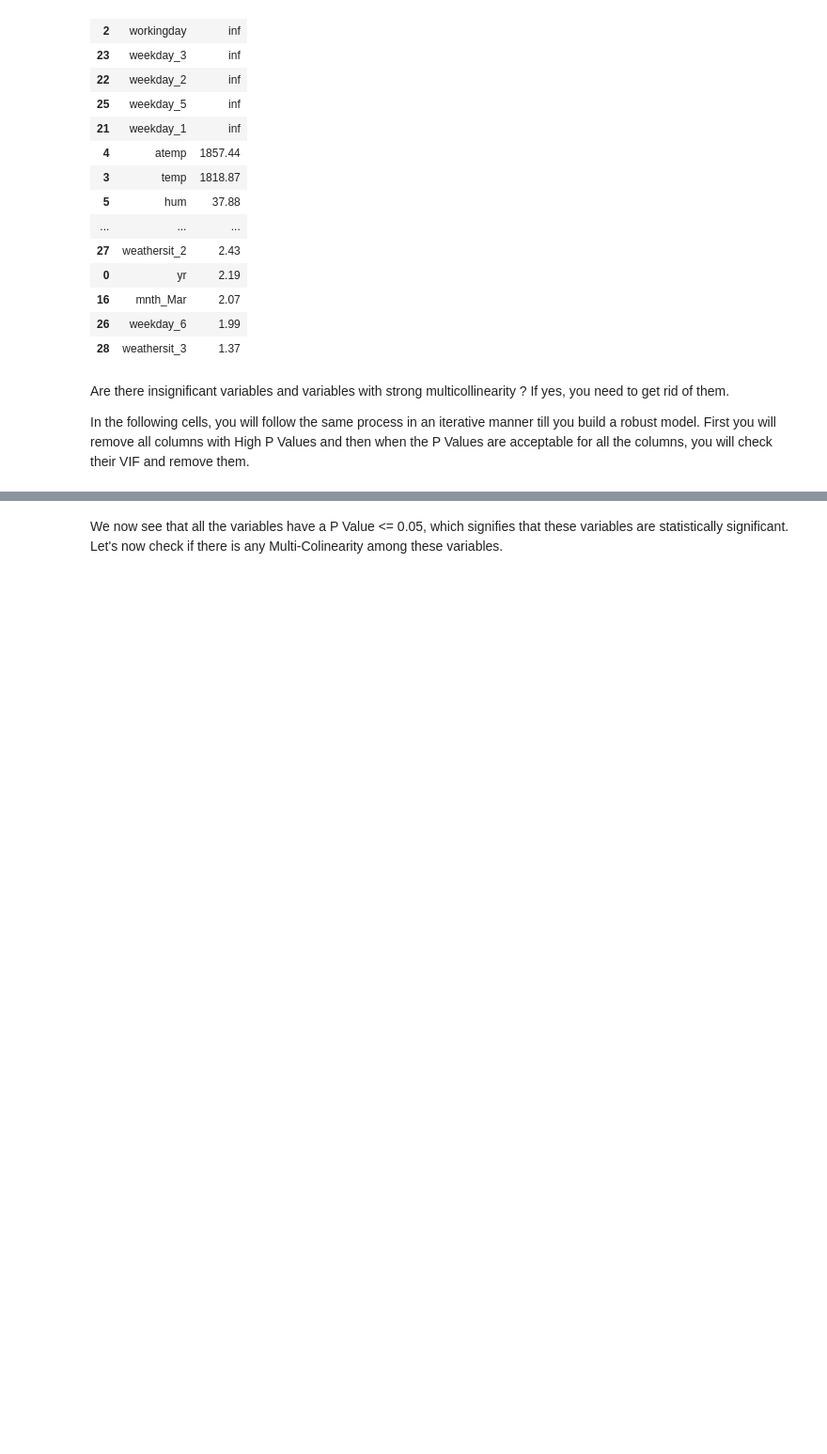
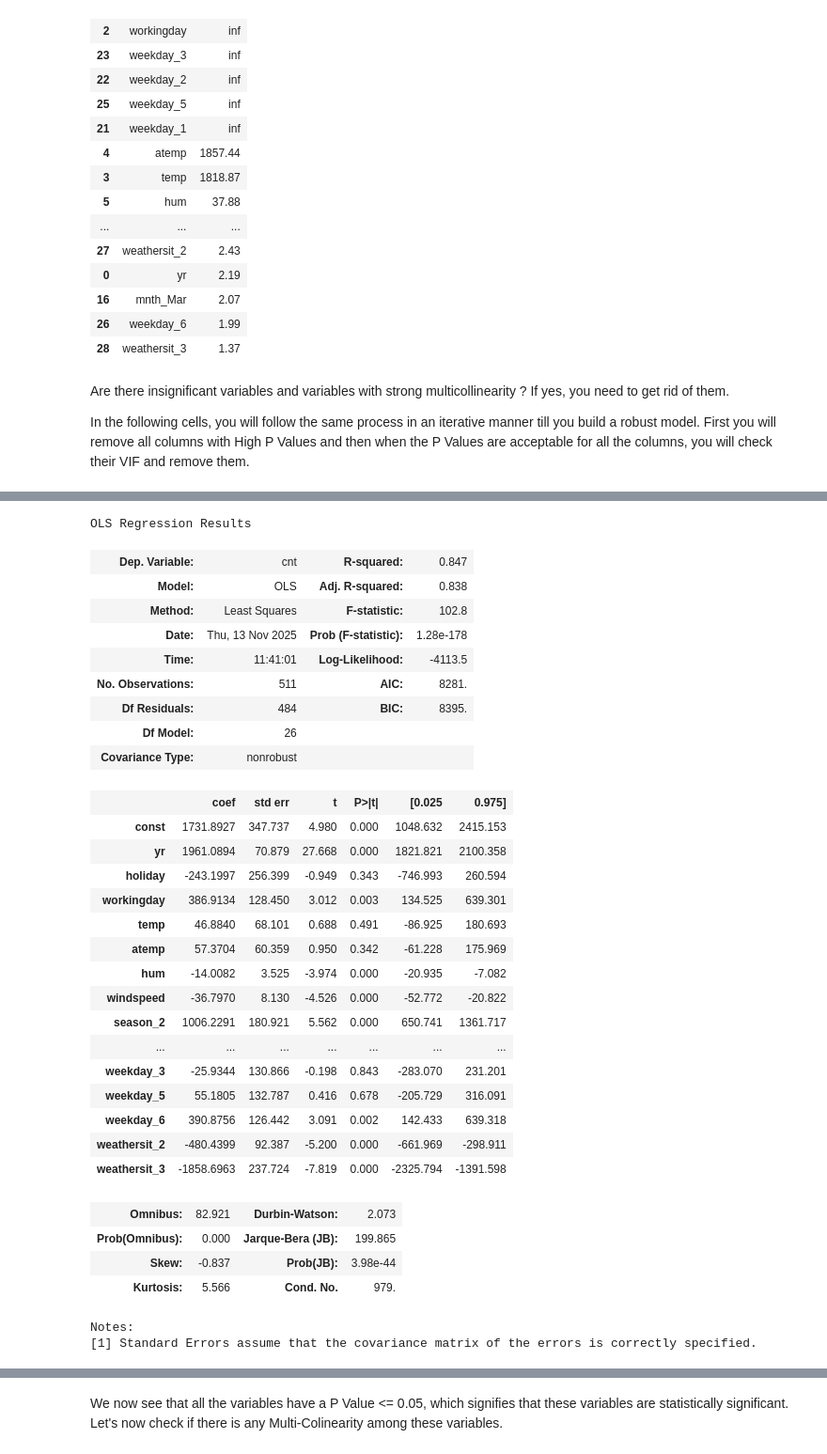
Before and after one commit to elisemyr/LAB3_MACHINE_LEARNING, a Jupyter notebook: lab3/Lab3_ML_AIDAMS_Student.ipynb, the cells around one changed output, grey strips where cells are left out. Shown at 94% size. Cells and saved outputs as stored; diff of their text form; code cells hidden in the pictures; blank space fills up the shorter version.

```diff
--- a/lab3/Lab3_ML_AIDAMS_Student.ipynb
+++ b/lab3/Lab3_ML_AIDAMS_Student.ipynb
@@ -601,4 +642,43 @@ strong multicollinearity problems or that the design matrix is singular.
 # %%
 # Removing 'mnth_Oct' due to high P-Value and appling OLS again
+
+X= X.drop('mnth_Oct',axis=1)
+X_train_sm = sm.add_constant(X)
+lr=sm.OLS(y_train, X_train_sm)
+lr_model_4=lr.fit()
+lr_model_4.summary()
+# %% [output]
+OLS Regression Results
+| Dep. Variable: | cnt | R-squared: | 0.847 |
+| Model: | OLS | Adj. R-squared: | 0.838 |
+| Method: | Least Squares | F-statistic: | 102.8 |
+| Date: | Thu, 13 Nov 2025 | Prob (F-statistic): | 1.28e-178 |
+| Time: | 11:41:01 | Log-Likelihood: | -4113.5 |
+| No. Observations: | 511 | AIC: | 8281. |
+| Df Residuals: | 484 | BIC: | 8395. |
+| Df Model: | 26 |  |  |
+| Covariance Type: | nonrobust |  |  |
+|  | coef | std err | t | P>|t| | [0.025 | 0.975] |
+| const | 1731.8927 | 347.737 | 4.980 | 0.000 | 1048.632 | 2415.153 |
+| yr | 1961.0894 | 70.879 | 27.668 | 0.000 | 1821.821 | 2100.358 |
+| holiday | -243.1997 | 256.399 | -0.949 | 0.343 | -746.993 | 260.594 |
+| workingday | 386.9134 | 128.450 | 3.012 | 0.003 | 134.525 | 639.301 |
+| temp | 46.8840 | 68.101 | 0.688 | 0.491 | -86.925 | 180.693 |
+| atemp | 57.3704 | 60.359 | 0.950 | 0.342 | -61.228 | 175.969 |
+| hum | -14.0082 | 3.525 | -3.974 | 0.000 | -20.935 | -7.082 |
+| windspeed | -36.7970 | 8.130 | -4.526 | 0.000 | -52.772 | -20.822 |
+| season_2 | 1006.2291 | 180.921 | 5.562 | 0.000 | 650.741 | 1361.717 |
+| ... | ... | ... | ... | ... | ... | ... |
+| weekday_3 | -25.9344 | 130.866 | -0.198 | 0.843 | -283.070 | 231.201 |
+| weekday_5 | 55.1805 | 132.787 | 0.416 | 0.678 | -205.729 | 316.091 |
+| weekday_6 | 390.8756 | 126.442 | 3.091 | 0.002 | 142.433 | 639.318 |
+| weathersit_2 | -480.4399 | 92.387 | -5.200 | 0.000 | -661.969 | -298.911 |
+| weathersit_3 | -1858.6963 | 237.724 | -7.819 | 0.000 | -2325.794 | -1391.598 |
+| Omnibus: | 82.921 | Durbin-Watson: | 2.073 |
+| Prob(Omnibus): | 0.000 | Jarque-Bera (JB): | 199.865 |
+| Skew: | -0.837 | Prob(JB): | 3.98e-44 |
+| Kurtosis: | 5.566 | Cond. No. | 979. |
+Notes:
+[1] Standard Errors assume that the covariance matrix of the errors is correctly specified.
 # %%
 # Removing 'mnth_Jun' due to high P-Value and appling OLS again
```
Also changed, not shown: parts of 25 cells of this notebook.
